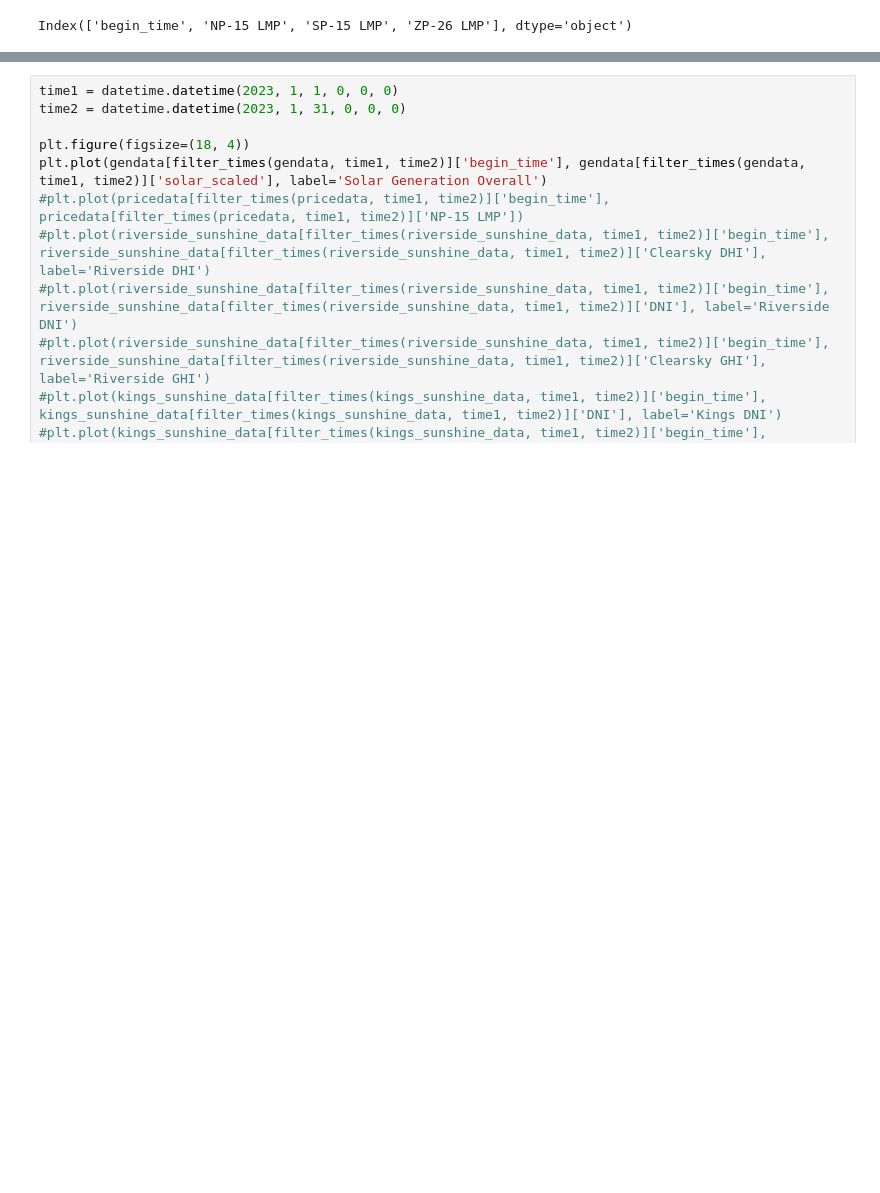
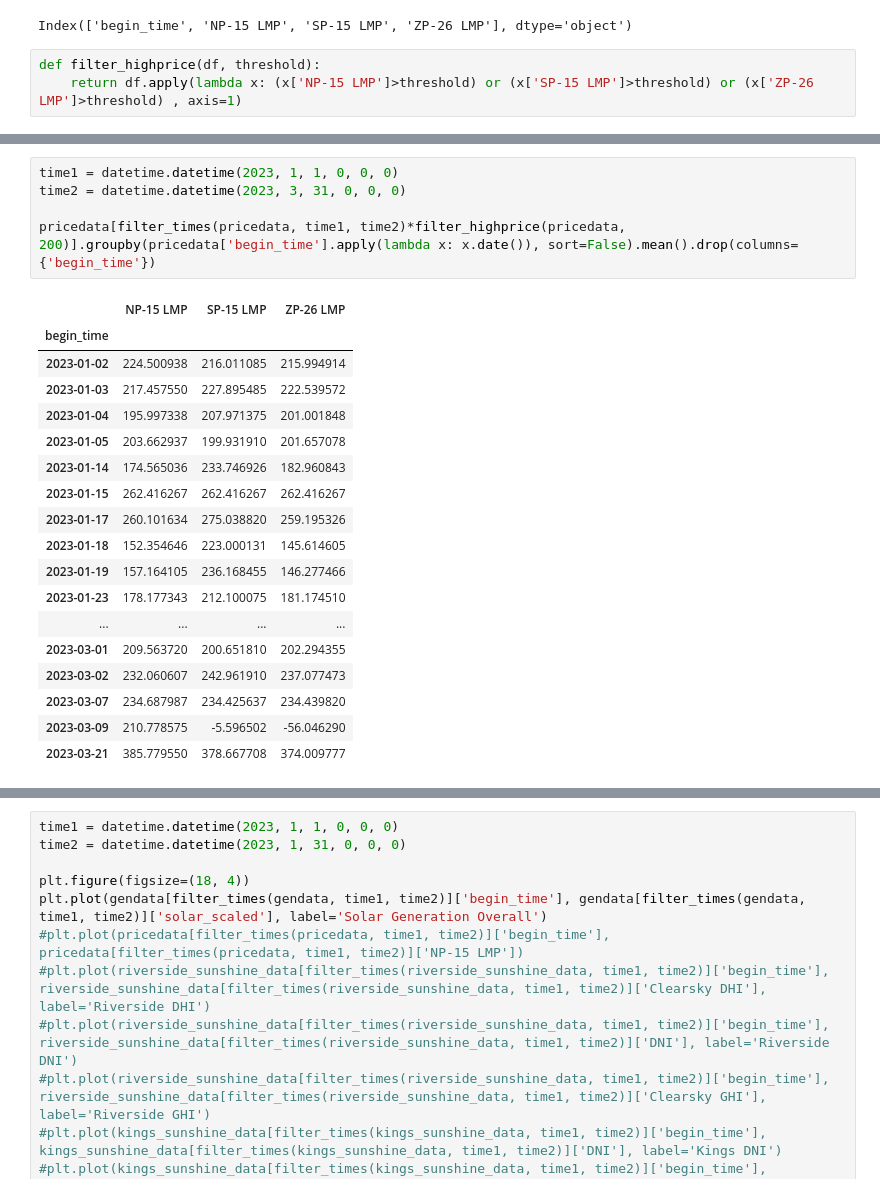
Before and after one commit to shabarishch/PowerPrices, a Jupyter notebook: Shabarish_local_main.ipynb, the cells around one changed output, grey strips where cells are left out. Drawn from its saved outputs; the diff is of its cells as text; blank space fills up the shorter version.

```diff
--- a/Shabarish_local_main.ipynb
+++ b/Shabarish_local_main.ipynb
@@ -157,3 +171,6 @@ Index(['UTC Timestamp (Interval Ending)', 'begin_time',
 pricedata.columns
 # %% [output]
 Index(['begin_time', 'NP-15 LMP', 'SP-15 LMP', 'ZP-26 LMP'], dtype='object')
+# %%
+def filter_highprice(df, threshold):
+    return df.apply(lambda x: (x['NP-15 LMP']>threshold) or (x['SP-15 LMP']>threshold) or (x['ZP-26 LMP']>threshold) , axis=1)
@@ -194,0 +225,24 @@ riverside_sunshine_data[['begin_time', 'DNI']][riverside_sunshine_data.apply(lam
+# %%
+time1 = datetime.datetime(2023, 1, 1, 0, 0, 0)
+time2 = datetime.datetime(2023, 3, 31, 0, 0, 0)
+
+pricedata[filter_times(pricedata, time1, time2)*filter_highprice(pricedata, 200)].groupby(pricedata['begin_time'].apply(lambda x: x.date()), sort=False).mean().drop(columns={'begin_time'})
+# %% [output]
+|  | NP-15 LMP | SP-15 LMP | ZP-26 LMP |
+| begin_time |  |  |  |
+| 2023-01-02 | 224.500938 | 216.011085 | 215.994914 |
+| 2023-01-03 | 217.457550 | 227.895485 | 222.539572 |
+| 2023-01-04 | 195.997338 | 207.971375 | 201.001848 |
+| 2023-01-05 | 203.662937 | 199.931910 | 201.657078 |
+| 2023-01-14 | 174.565036 | 233.746926 | 182.960843 |
+| 2023-01-15 | 262.416267 | 262.416267 | 262.416267 |
+| 2023-01-17 | 260.101634 | 275.038820 | 259.195326 |
+| 2023-01-18 | 152.354646 | 223.000131 | 145.614605 |
+| 2023-01-19 | 157.164105 | 236.168455 | 146.277466 |
+| 2023-01-23 | 178.177343 | 212.100075 | 181.174510 |
+| ... | ... | ... | ... |
+| 2023-03-01 | 209.563720 | 200.651810 | 202.294355 |
+| 2023-03-02 | 232.060607 | 242.961910 | 237.077473 |
+| 2023-03-07 | 234.687987 | 234.425637 | 234.439820 |
+| 2023-03-09 | 210.778575 | -5.596502 | -56.046290 |
+| 2023-03-21 | 385.779550 | 378.667708 | 374.009777 |
```
Also changed, not shown: parts of 6 cells of this notebook, 39 other files.
